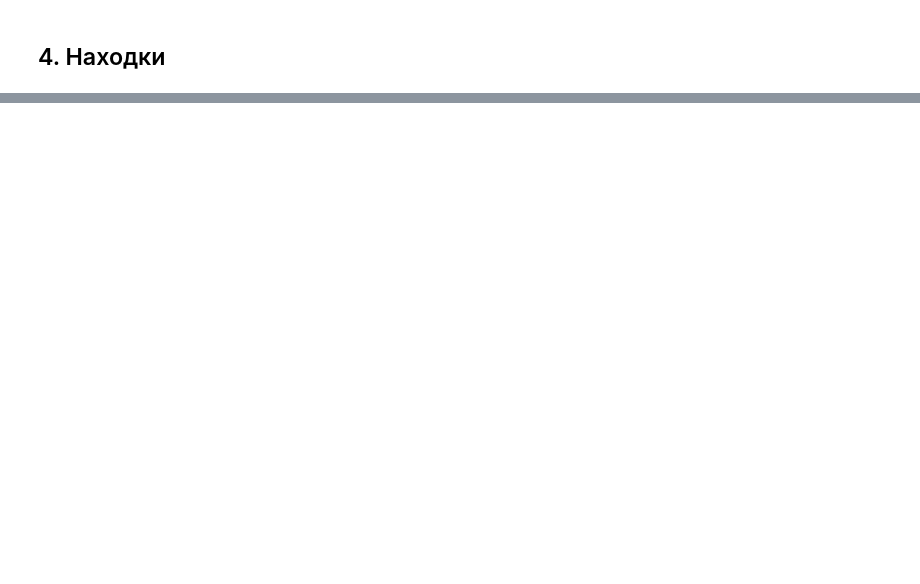
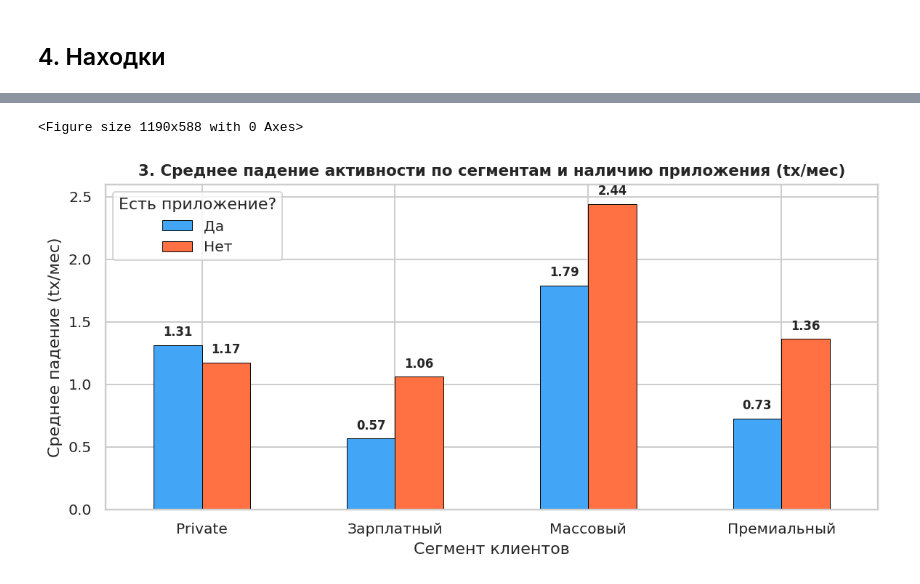
Before and after one commit to KQnok/Kuralionak_Karyna_Lab1, a Jupyter notebook: 02_report.ipynb, the cells around one changed output, grey strips where cells are left out. Cells and saved outputs as stored; diff of their text form; code cells hidden in the pictures; blank space fills up the shorter version.

```diff
--- a/02_report.ipynb
+++ b/02_report.ipynb
@@ -57,3 +212,44 @@ clean = pd.read_parquet("clean_data.parquet")
+# %%
+drop_matrix = df_clients[df_clients["mature_cohort"]].pivot_table(
+    index="segment",
+    columns="has_mobile_app",
+    values="drop_tx_abs",
+    aggfunc="mean",
+)
+
+plt.figure(figsize=(8.5, 4.2))
+ax = drop_matrix.plot(
+    kind="bar",
+    color=["#42a5f5", "#ff7043"],
+    edgecolor="black",
+    linewidth=0.5,
+    figsize=(8.5, 4.2),
+)
+plt.title(
+    "3. Среднее падение активности по сегментам и наличию приложения (tx/мес)",
+    fontweight="bold",
+    fontsize=11,
+)
+plt.xlabel("Сегмент клиентов")
+plt.ylabel("Среднее падение (tx/мес)")
+plt.legend(title="Есть приложение?", loc="upper left")
+plt.xticks(rotation=0)
+for p in ax.patches:
+  if p.get_height() > 0:
+    ax.annotate(
+        f"{p.get_height():.2f}",
+        (p.get_x() + p.get_width() / 2.0, p.get_height() + 0.05),
+        ha="center",
+        va="bottom",
+        fontweight="bold",
+        fontsize=8.5,
+    )
+plt.ylim(0, 2.6)
+plt.tight_layout()
+plt.show()
+# %% [output]
+<Figure size 1190x588 with 0 Axes>
+[figure, added]
 # %% [markdown]
 ## 5. Группы для кампании
 
```
Also changed, not shown: parts of 20 cells of this notebook.
